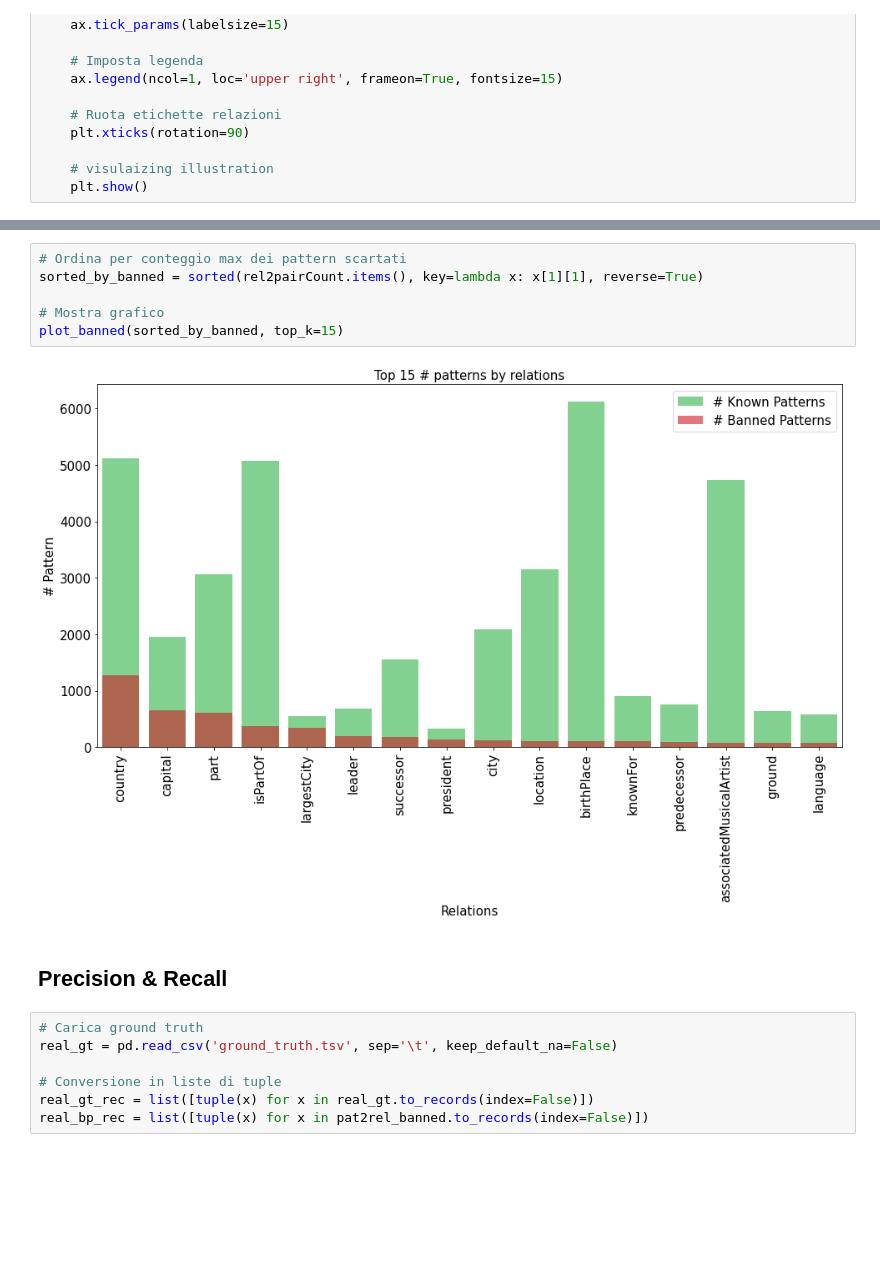
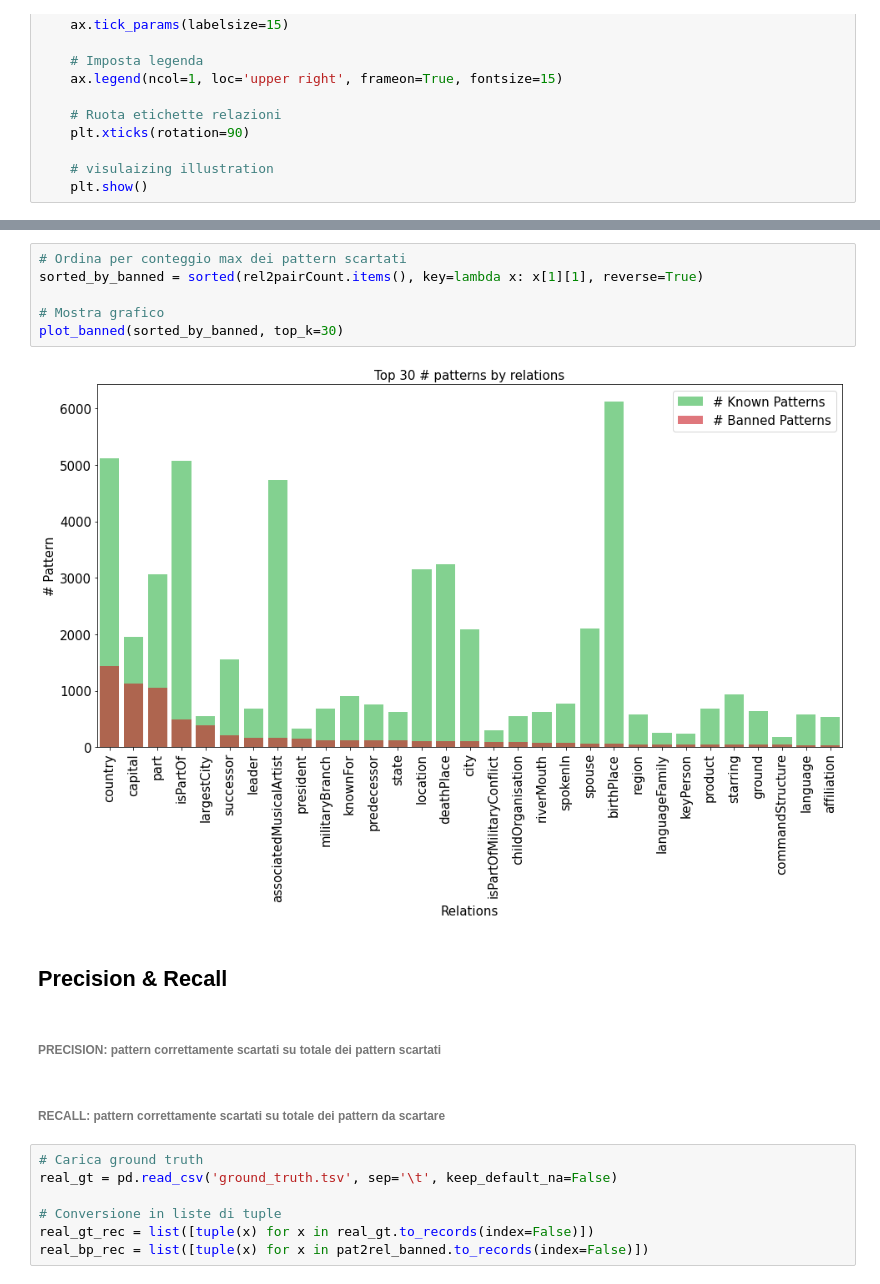
Before and after one commit to 3rr4t1c/deflector-knowledge-antani, a Jupyter notebook: benchmarks/evaluation.ipynb, the cells around one changed output, grey strips where cells are left out. Saved outputs shown, nothing was run; the diff lists cells and outputs as text; blank space fills up the shorter version.

```diff
--- a/benchmarks/evaluation.ipynb
+++ b/benchmarks/evaluation.ipynb
@@ -112,13 +112,17 @@ plot_banned(sorted_by_full, top_k=15)
 # %%
 # Ordina per conteggio max dei pattern scartati
 sorted_by_banned = sorted(rel2pairCount.items(), key=lambda x: x[1][1], reverse=True)
 
 # Mostra grafico
-plot_banned(sorted_by_banned, top_k=15)
+plot_banned(sorted_by_banned, top_k=30)
 # %% [output]
-[figure, old version]
+[figure, new version]
 # %% [markdown]
 ## Precision \& Recall
+# %% [markdown]
+###### PRECISION: pattern correttamente scartati su totale dei pattern scartati
+# %% [markdown]
+###### RECALL: pattern correttamente scartati su totale dei pattern da scartare
 # %%
 # Carica ground truth
 real_gt = pd.read_csv('ground_truth.tsv', sep='\t', keep_default_na=False)
```
Also changed, not shown: parts of 3 cells of this notebook, 6 other files.
